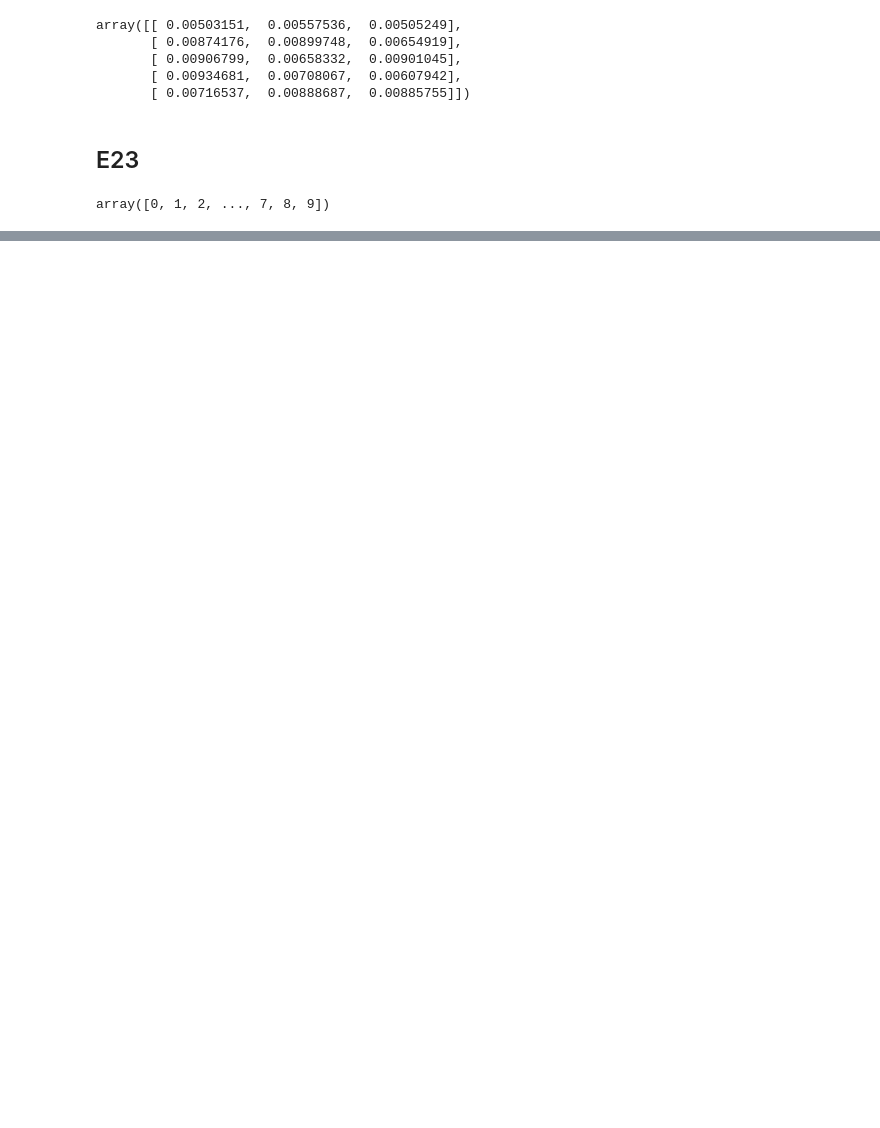
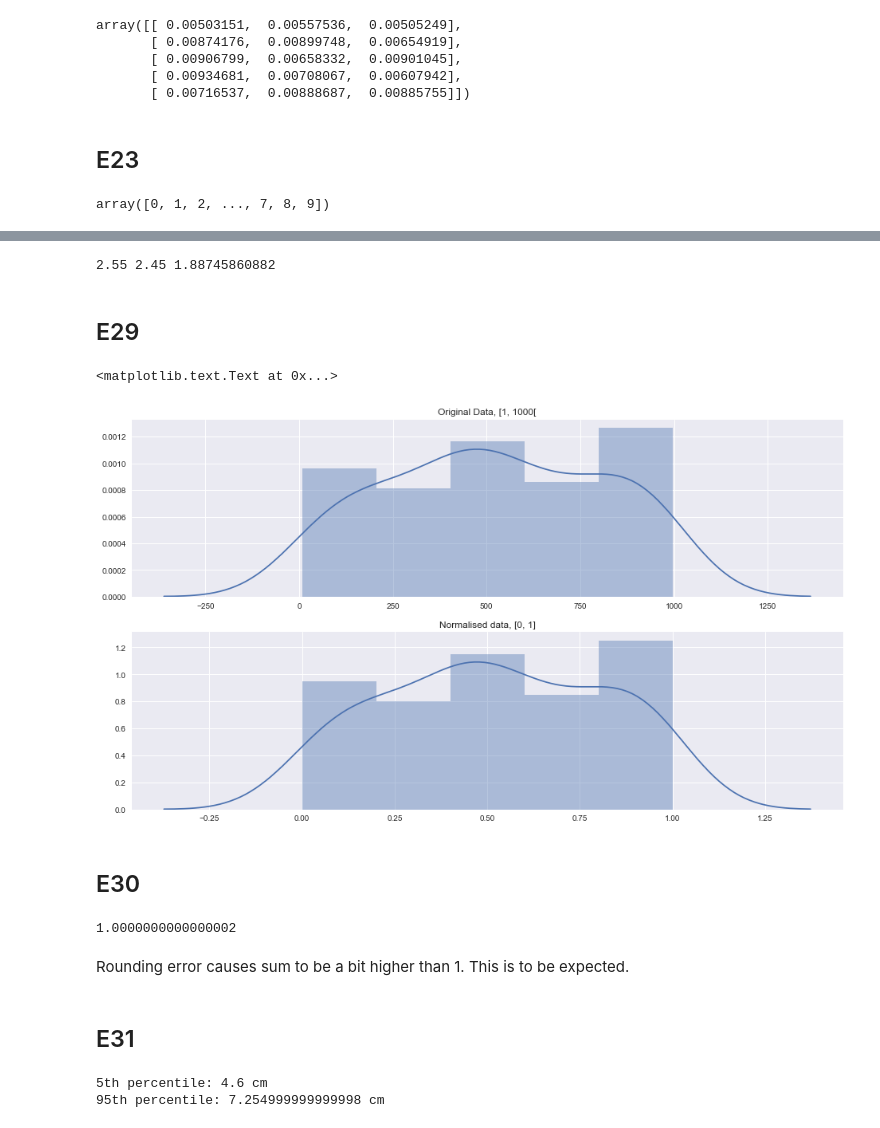
Before and after one commit to gustavgransbo/Data-Science-Playground, a Jupyter notebook: 101 NumPy Exercises for Data Analysis.ipynb, the cells around one changed output, grey strips where cells are left out. Saved outputs shown, nothing was run; the diff lists cells and outputs as text; code cells hidden in the pictures; blank space fills up the shorter version.

```diff
--- a/101 NumPy Exercises for Data Analysis.ipynb
+++ b/101 NumPy Exercises for Data Analysis.ipynb
@@ -221,0 +268,28 @@ array([0, 1, 2, ..., 7, 8, 9])
+# %%
+print(np.mean(iris2d[0]), np.median(iris2d[0]), np.std(iris2d[0]))
+# %% [output]
+2.55 2.45 1.88745860882
+# %% [markdown]
+## E29
+# %%
+arr = np.random.uniform(1, 1000, 100)
+# %%
+arr_normalised = (arr - np.min(arr)) / (np.max(arr) - np.min(arr))
+# %%
+import matplotlib.pyplot as plt
+import seaborn as sns
+sns.set()
+
+%matplotlib inline
+# %%
+f, ax = plt.subplots(2, 1, figsize=(16,9))
+
+sns.distplot(arr, ax=ax[0])
+ax[0].set_title("Original Data, [1, 1000[")
+sns.distplot(arr_normalised, ax=ax[1])
+ax[1].set_title("Normalised data, [0, 1]")
+# %% [output]
+<matplotlib.text.Text at 0x...>
+[figure, added]
+# %% [markdown]
+## E30
@@ -221,0 +306,16 @@ array([0, 1, 2, ..., 7, 8, 9])
+# %%
+s.sum()
+# %% [output]
+1.0000000000000002
+# %% [markdown]
+Rounding error causes sum to be a bit higher than 1. This is to be expected.
+# %% [markdown]
+## E31
+# %%
+q5 = np.percentile(sepallength, 5)
+q95 = np.percentile(sepallength, 95)
+print("5th percentile: {} cm".format(q5))
+print("95th percentile: {} cm".format(q95))
+# %% [output]
+5th percentile: 4.6 cm
+95th percentile: 7.254999999999998 cm
```
Also changed, not shown: parts of 72 cells of this notebook, 1 other file.
